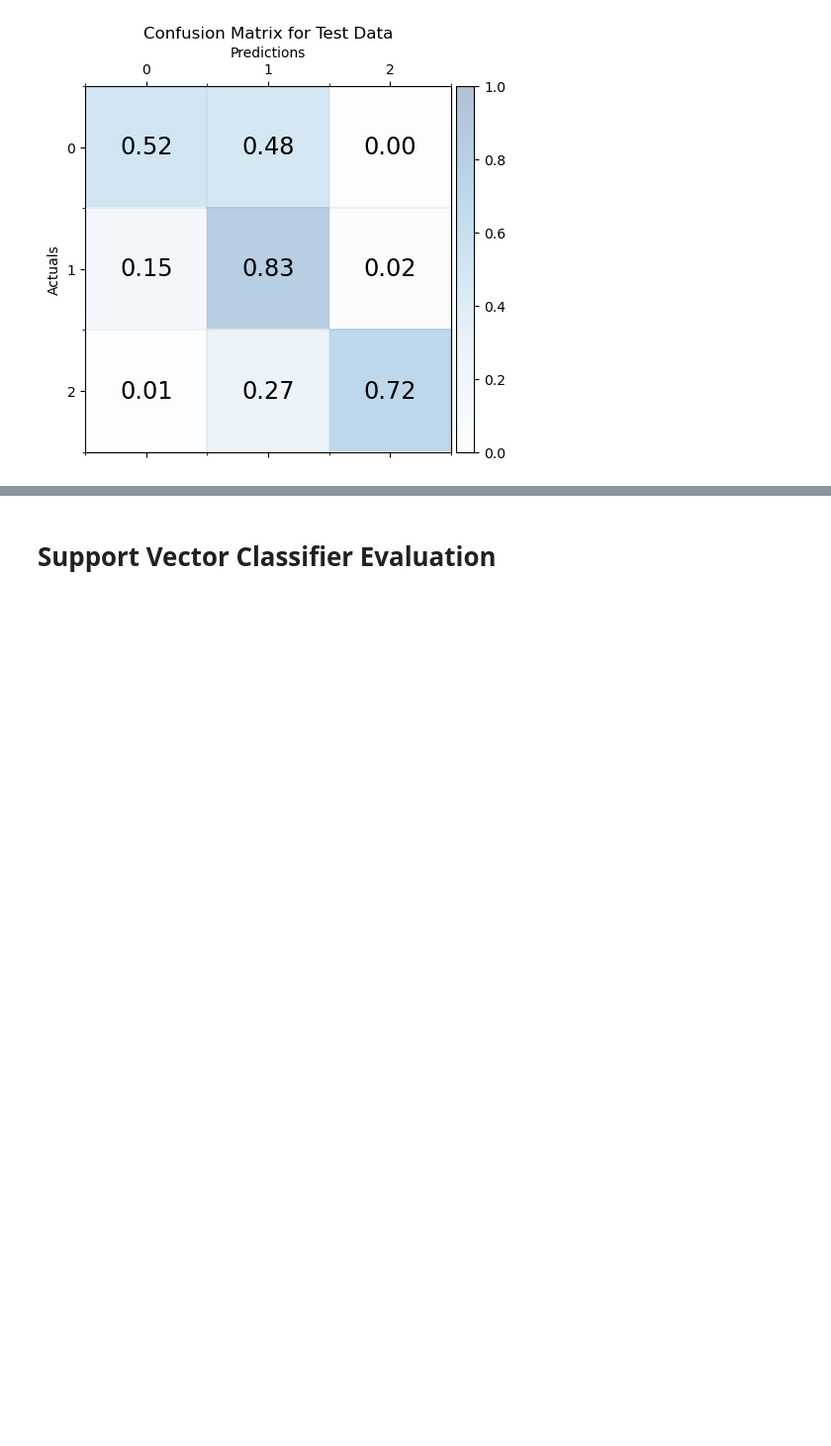
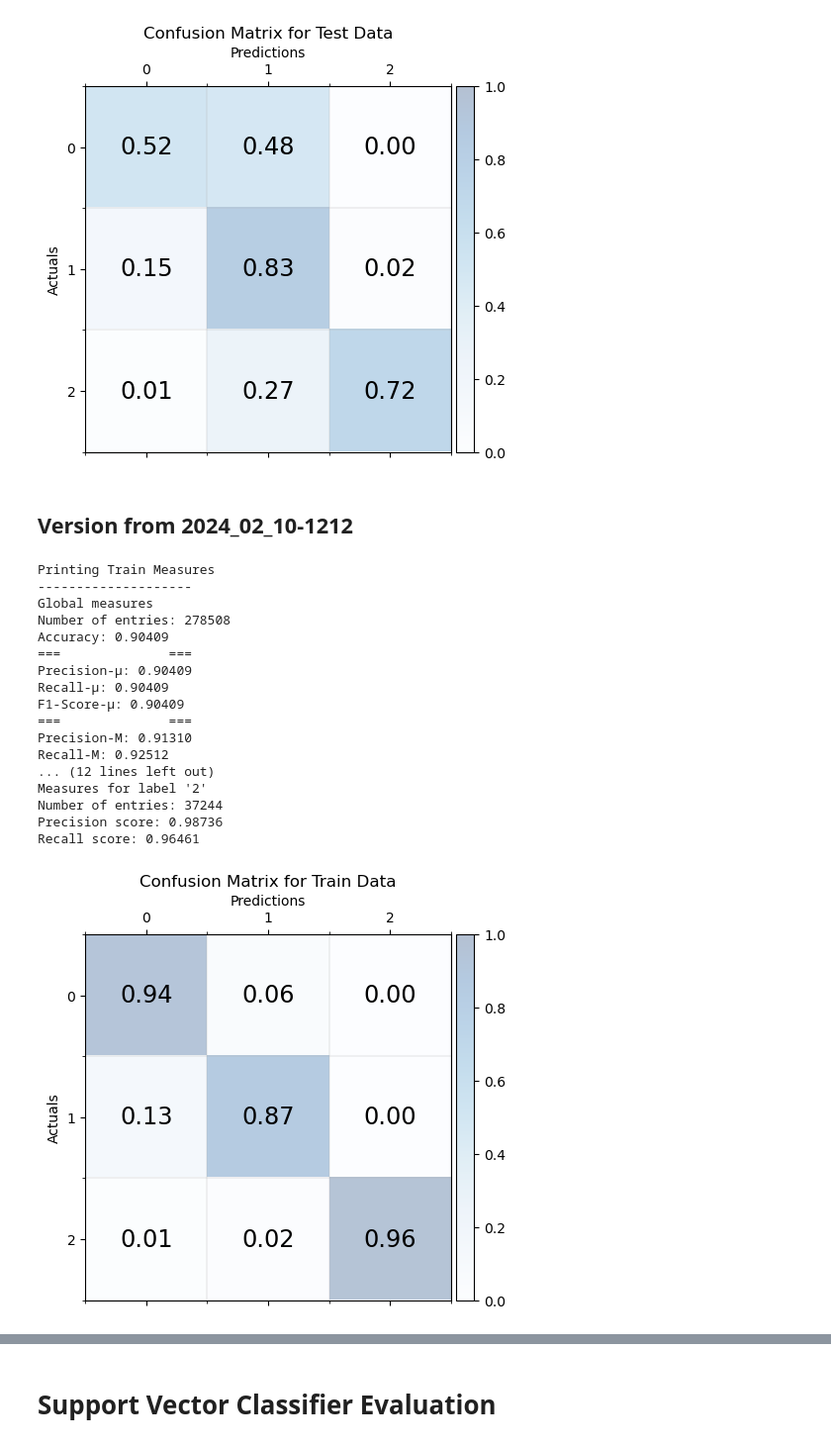
Before and after one commit to chrigHub/PertubationThesis, a Jupyter notebook: main/training/analysis/03_evaluation_2.0.ipynb, the cells around one changed output, grey strips where cells are left out. Shown at 99% size. Saved outputs shown, nothing was run; the diff lists cells and outputs as text; code cells hidden in the pictures; blank space fills up the shorter version.

```diff
--- a/main/training/analysis/03_evaluation_2.0.ipynb
+++ b/main/training/analysis/03_evaluation_2.0.ipynb
@@ -549,3 +552,30 @@ Number of entries: 9311
 Precision score: 0.89796
 Recall score: 0.71829
 [figure]
+# %% [markdown]
+## Version from 2024_02_10-1212
+# %%
+model_path, data_path = create_folder_strings(model_folder_end="RF/2024_02_10-1212", data_folder_end="B")
+y_train_tuple, y_test_tuple = get_target_data(true_target_folder=data_path, pred_target_folder=model_path)
+# %%
+print_measures(y_pred=y_train_tuple[0],y_true=y_train_tuple[1], data_class="Train")
+print_confusion_matrix(y_pred=y_train_tuple[0],y_true=y_train_tuple[1], data_class="Train")
+# %% [output]
+Printing Train Measures
+--------------------
+Global measures
+Number of entries: 278508
+Accuracy: 0.90409
+===              ===
+Precision-µ: 0.90409
+Recall-µ: 0.90409
+F1-Score-µ: 0.90409
+===              ===
+Precision-M: 0.91310
+Recall-M: 0.92512
+... (12 lines left out)
+Measures for label '2'
+Number of entries: 37244
+Precision score: 0.98736
+Recall score: 0.96461
+[figure, added]
```
Also changed, not shown: parts of 11 cells of this notebook, 6 other files.
